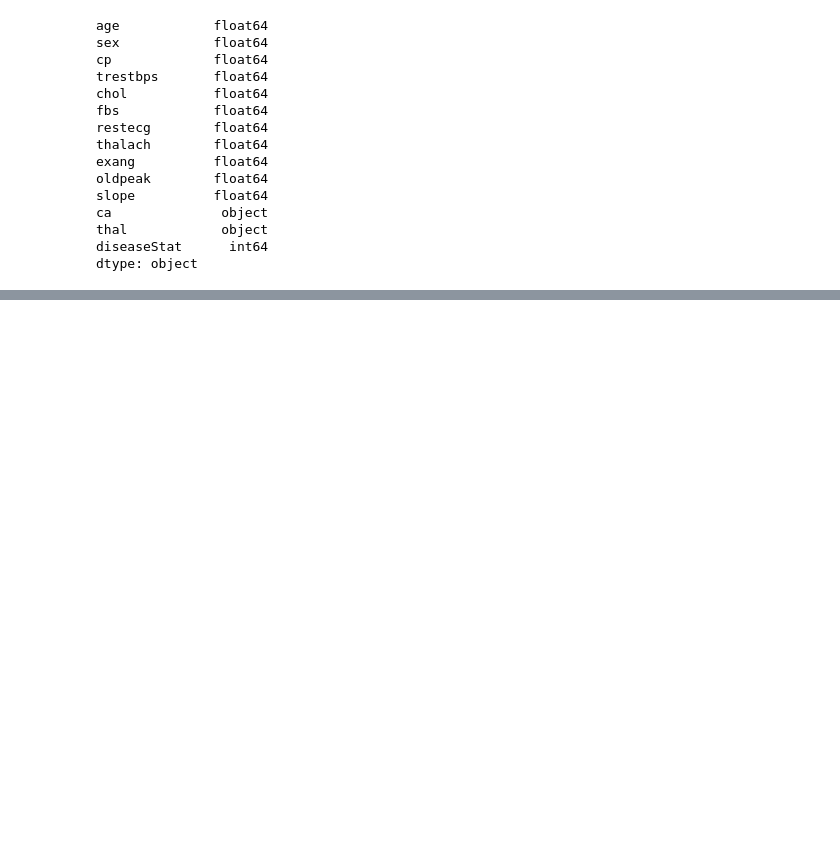
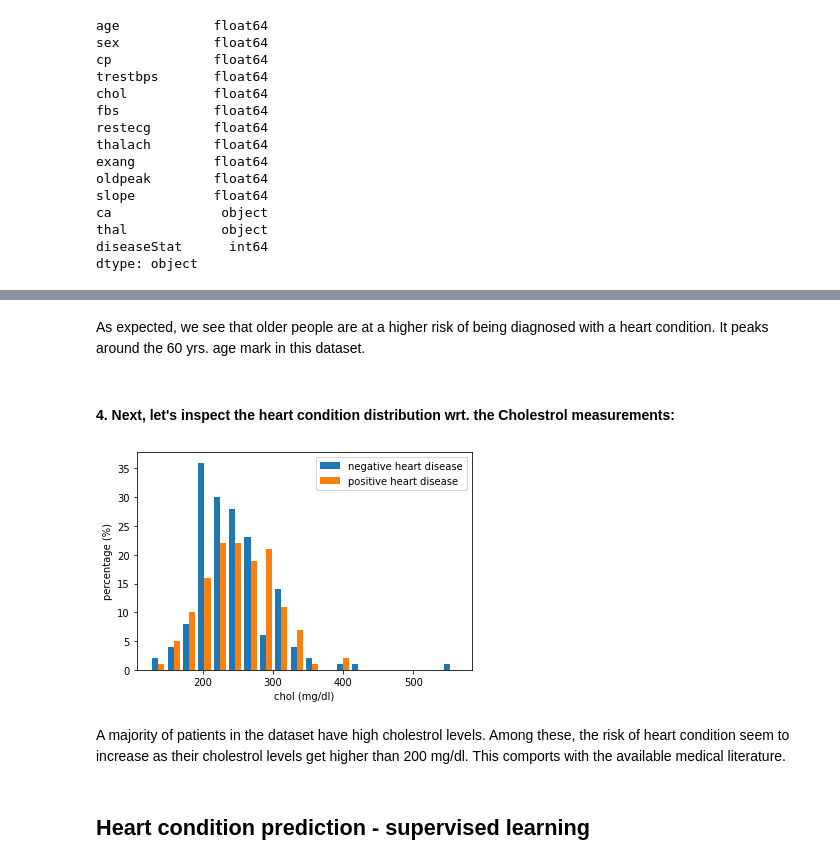
Before and after one commit to avnishks/colab, a Jupyter notebook: Exploratory_Data_Analysis_Cleveland_Heart_Dataset.ipynb, the cells around one changed output, grey strips where cells are left out. Cells and saved outputs as stored; diff of their text form; code cells hidden in the pictures; blank space fills up the shorter version.

```diff
--- a/Exploratory_Data_Analysis_Cleveland_Heart_Dataset.ipynb
+++ b/Exploratory_Data_Analysis_Cleveland_Heart_Dataset.ipynb
@@ -46,0 +138,19 @@ print("rows with missing 'thal' values: ",
+# %% [markdown]
+As expected, we see that older people are at a higher risk of being diagnosed with a heart condition. It peaks around the 60 yrs. age mark in this dataset.
+# %% [markdown]
+#### 4. Next, let's inspect the heart condition distribution wrt. the Cholestrol measurements:
+# %%
+plt.hist([df[df.diseaseStat==0].chol, df[df.diseaseStat==1].chol],
+         bins = 20,
+         label = ["negative heart disease", "positive heart disease"]
+        )
+plt.xlabel("chol (mg/dl)")
+plt.ylabel("percentage (%)")
+plt.legend()
+plt.show()
+# %% [output]
+[figure, added]
+# %% [markdown]
+A majority of patients in the dataset have high cholestrol levels. Among these, the risk of heart condition seem to increase as their cholestrol levels get higher than 200 mg/dl. This comports with the available medical literature.
+# %% [markdown]
+## Heart condition prediction - supervised learning
```
Also changed, not shown: parts of 28 cells of this notebook.
